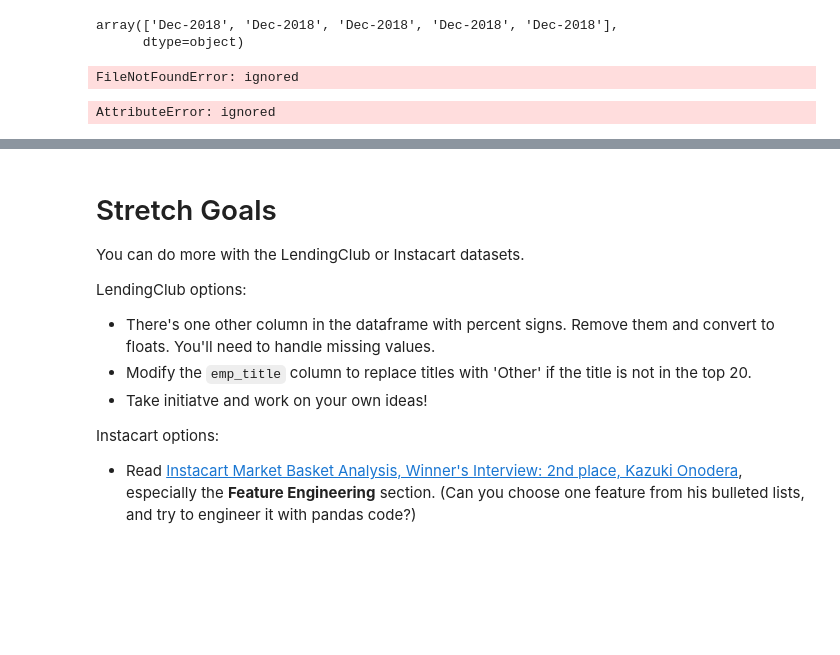
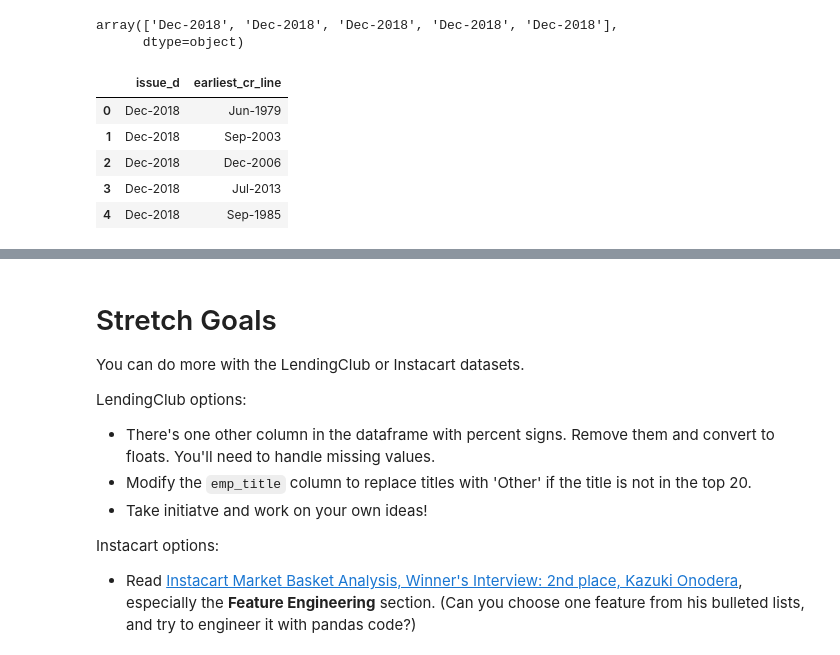
Before and after one commit to Elmira42/DS-Unit-1-Sprint-1-Data-Wrangling-and-Storytelling, a Jupyter notebook: Copy_of_LS_DS_112_Make_Features_Assignment.ipynb, the cells around one changed output, grey strips where cells are left out. Drawn from its saved outputs; the diff is of its cells as text; code cells hidden in the pictures; blank space fills up the shorter version.

```diff
--- a/Copy_of_LS_DS_112_Make_Features_Assignment.ipynb
+++ b/Copy_of_LS_DS_112_Make_Features_Assignment.ipynb
@@ -335,12 +335,16 @@ import pandas as pd
 # %%
 col = 'issue_d'
 # %%
-df = '/LoanStats_2018Q4.csv'
-df = pd.read_csv(file, sep = ',', parse_dates= [col],encoding='issue_d', usecols= ['Date', 'ids'],)
-df['Month'] = df['Date'].dt.month
+file_path = 'LoanStats_2018Q4.csv'
+df = pd.read_csv(file_path, sep = ',', header=1, usecols=['issue_d', 'earliest_cr_line'] )
+#df = df[['issue_d', 'earliest_cr_line']]
+#df['Month'] = df['Date'].dt.month
-# %% [output]
-FileNotFoundError: ignored
-# %%
-df['issue_d'].dt.year# I don't know why this is happening, so I tried the above code
-# %% [output]
-AttributeError: ignored
+# %%
+df.head()
+# %% [output]
+|  | issue_d | earliest_cr_line |
+| 0 | Dec-2018 | Jun-1979 |
+| 1 | Dec-2018 | Sep-2003 |
+| 2 | Dec-2018 | Dec-2006 |
+| 3 | Dec-2018 | Jul-2013 |
+| 4 | Dec-2018 | Sep-1985 |
```
Also changed, not shown: parts of 4 cells of this notebook.
